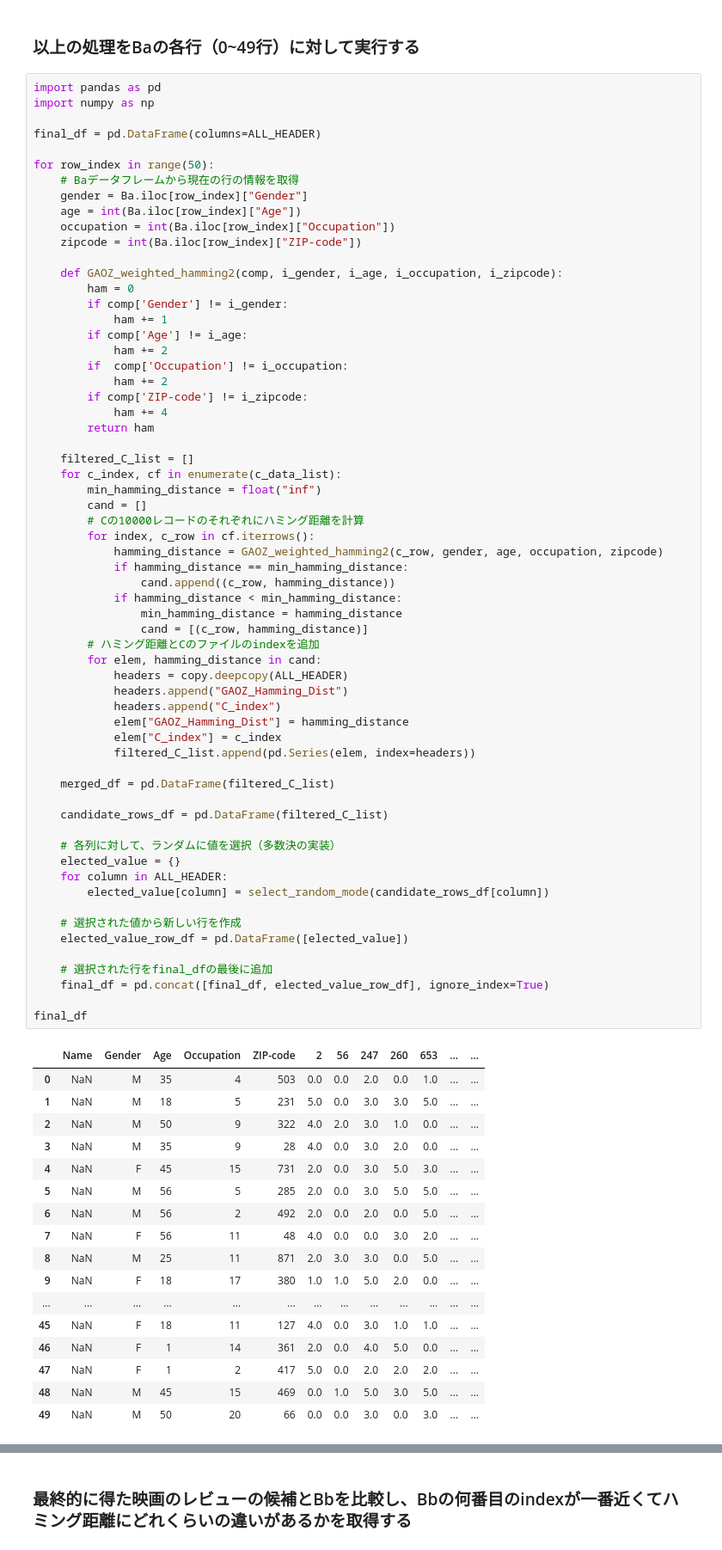
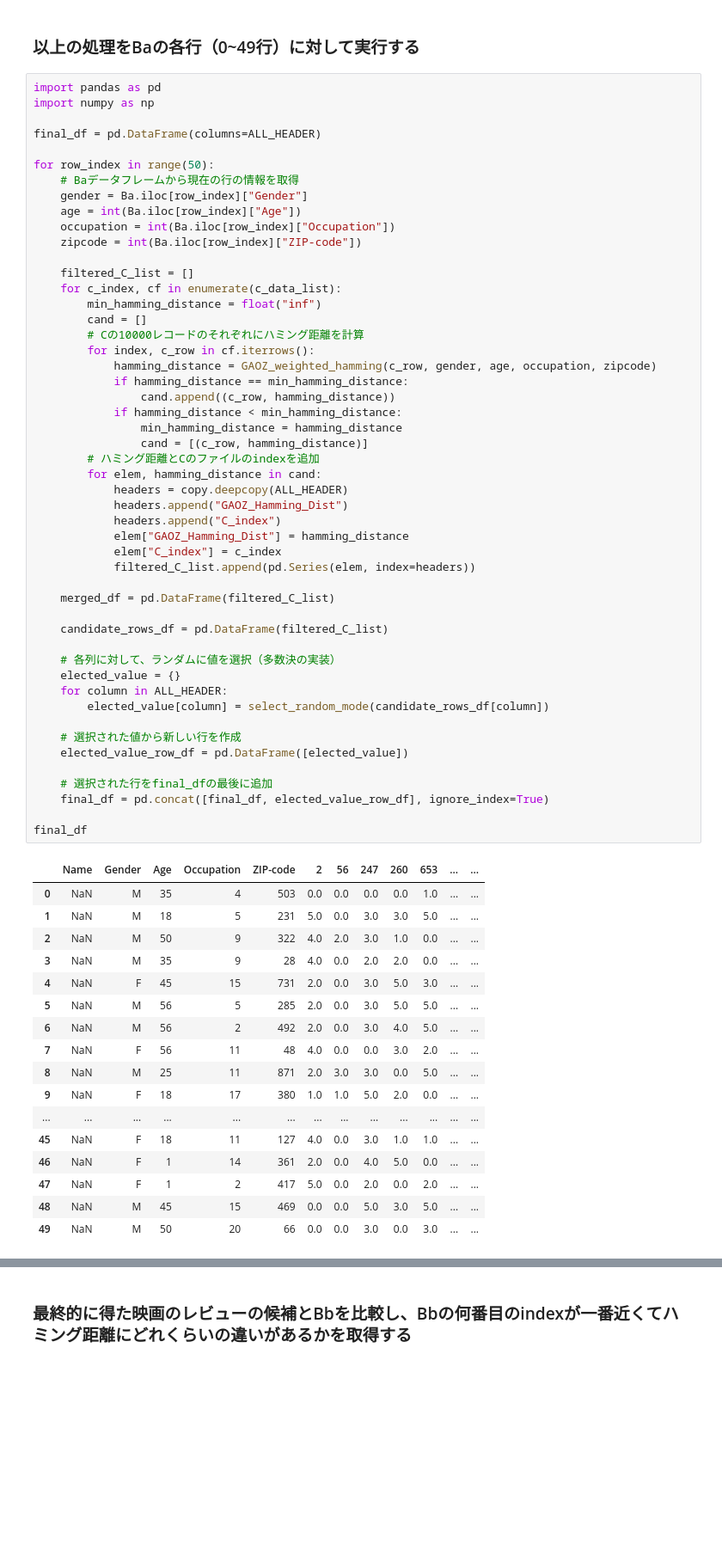
Before and after one commit to dorakemon/pws2024_attack, a Jupyter notebook: notebooks/attack_template_election_gotoh.ipynb, the cells around one changed output, grey strips where cells are left out. Shown at 86% size. Drawn from its saved outputs; the diff is of its cells as text; blank space fills up the shorter version.

```diff
--- a/notebooks/attack_template_election_gotoh.ipynb
+++ b/notebooks/attack_template_election_gotoh.ipynb
@@ -253,72 +253,60 @@ for row_index in range(50):
     occupation = int(Ba.iloc[row_index]["Occupation"])
     zipcode = int(Ba.iloc[row_index]["ZIP-code"])
 
-    def GAOZ_weighted_hamming2(comp, i_gender, i_age, i_occupation, i_zipcode):
-        ham = 0
-        if comp['Gender'] != i_gender:
-            ham += 1
-        if comp['Age'] != i_age:
-            ham += 2
-        if  comp['Occupation'] != i_occupation:
-            ham += 2
-        if comp['ZIP-code'] != i_zipcode:
-            ham += 4
-        return ham
-
     filtered_C_list = []
     for c_index, cf in enumerate(c_data_list):
         min_hamming_distance = float("inf")
         cand = []
         # Cの10000レコードのそれぞれにハミング距離を計算
         for index, c_row in cf.iterrows():
-            hamming_distance = GAOZ_weighted_hamming2(c_row, gender, age, occupation, zipcode)
+            hamming_distance = GAOZ_weighted_hamming(c_row, gender, age, occupation, zipcode)
             if hamming_distance == min_hamming_distance:
                 cand.append((c_row, hamming_distance))
             if hamming_distance < min_hamming_distance:
                 min_hamming_distance = hamming_distance
                 cand = [(c_row, hamming_distance)]
         # ハミング距離とCのファイルのindexを追加
         for elem, hamming_distance in cand:
             headers = copy.deepcopy(ALL_HEADER)
             headers.append("GAOZ_Hamming_Dist")
             headers.append("C_index")
             elem["GAOZ_Hamming_Dist"] = hamming_distance
             elem["C_index"] = c_index
             filtered_C_list.append(pd.Series(elem, index=headers))
 
     merged_df = pd.DataFrame(filtered_C_list)
 
     candidate_rows_df = pd.DataFrame(filtered_C_list)
 
     # 各列に対して、ランダムに値を選択（多数決の実装）
     elected_value = {}
     for column in ALL_HEADER:
         elected_value[column] = select_random_mode(candidate_rows_df[column])
 
     # 選択された値から新しい行を作成
     elected_value_row_df = pd.DataFrame([elected_value])
 
     # 選択された行をfinal_dfの最後に追加
     final_df = pd.concat([final_df, elected_value_row_df], ignore_index=True)
 
 final_df
 # %% [output]
 |  | Name | Gender | Age | Occupation | ZIP-code | 2 | 56 | 247 | 260 | 653 | ... | ... |
-| 0 | NaN | M | 35 | 4 | 503 | 0.0 | 0.0 | 2.0 | 0.0 | 1.0 | ... | ... |
+| 0 | NaN | M | 35 | 4 | 503 | 0.0 | 0.0 | 0.0 | 0.0 | 1.0 | ... | ... |
 | 1 | NaN | M | 18 | 5 | 231 | 5.0 | 0.0 | 3.0 | 3.0 | 5.0 | ... | ... |
 | 2 | NaN | M | 50 | 9 | 322 | 4.0 | 2.0 | 3.0 | 1.0 | 0.0 | ... | ... |
-| 3 | NaN | M | 35 | 9 | 28 | 4.0 | 0.0 | 3.0 | 2.0 | 0.0 | ... | ... |
+| 3 | NaN | M | 35 | 9 | 28 | 4.0 | 0.0 | 2.0 | 2.0 | 0.0 | ... | ... |
 | 4 | NaN | F | 45 | 15 | 731 | 2.0 | 0.0 | 3.0 | 5.0 | 3.0 | ... | ... |
 | 5 | NaN | M | 56 | 5 | 285 | 2.0 | 0.0 | 3.0 | 5.0 | 5.0 | ... | ... |
-| 6 | NaN | M | 56 | 2 | 492 | 2.0 | 0.0 | 2.0 | 0.0 | 5.0 | ... | ... |
+| 6 | NaN | M | 56 | 2 | 492 | 2.0 | 0.0 | 3.0 | 4.0 | 5.0 | ... | ... |
 | 7 | NaN | F | 56 | 11 | 48 | 4.0 | 0.0 | 0.0 | 3.0 | 2.0 | ... | ... |
 | 8 | NaN | M | 25 | 11 | 871 | 2.0 | 3.0 | 3.0 | 0.0 | 5.0 | ... | ... |
 | 9 | NaN | F | 18 | 17 | 380 | 1.0 | 1.0 | 5.0 | 2.0 | 0.0 | ... | ... |
 | ... | ... | ... | ... | ... | ... | ... | ... | ... | ... | ... | ... | ... |
 | 45 | NaN | F | 18 | 11 | 127 | 4.0 | 0.0 | 3.0 | 1.0 | 1.0 | ... | ... |
 | 46 | NaN | F | 1 | 14 | 361 | 2.0 | 0.0 | 4.0 | 5.0 | 0.0 | ... | ... |
-| 47 | NaN | F | 1 | 2 | 417 | 5.0 | 0.0 | 2.0 | 2.0 | 2.0 | ... | ... |
-| 48 | NaN | M | 45 | 15 | 469 | 0.0 | 1.0 | 5.0 | 3.0 | 5.0 | ... | ... |
+| 47 | NaN | F | 1 | 2 | 417 | 5.0 | 0.0 | 2.0 | 0.0 | 2.0 | ... | ... |
+| 48 | NaN | M | 45 | 15 | 469 | 0.0 | 0.0 | 5.0 | 3.0 | 5.0 | ... | ... |
 | 49 | NaN | M | 50 | 20 | 66 | 0.0 | 0.0 | 3.0 | 0.0 | 3.0 | ... | ... |
 50 rows × 51 columns
 # %% [markdown]
```
Also changed, not shown: parts of 1 cell of this notebook, 1 other file.
